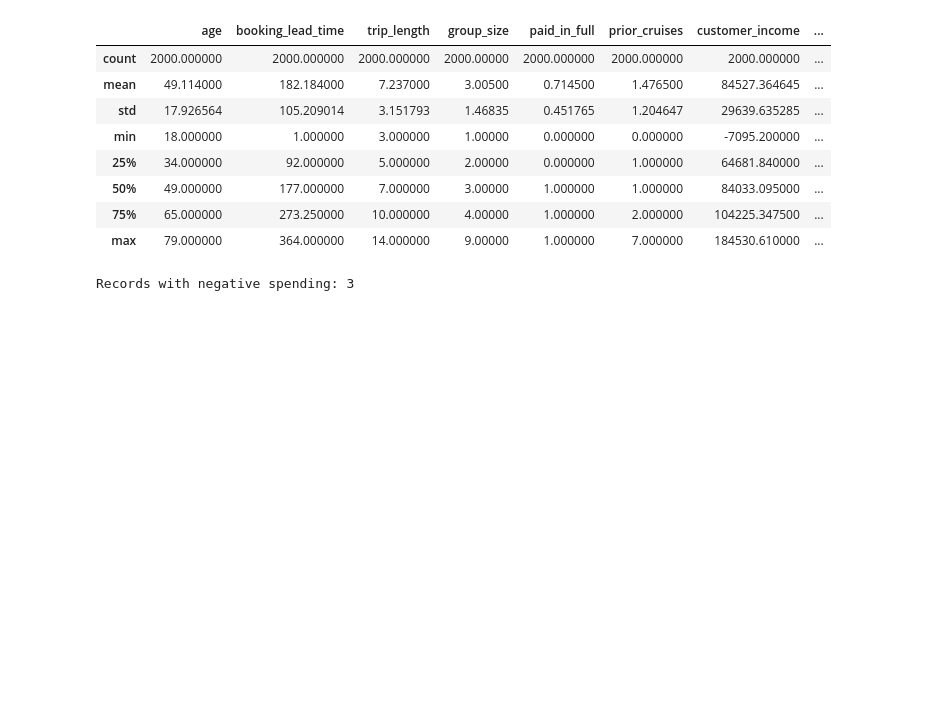
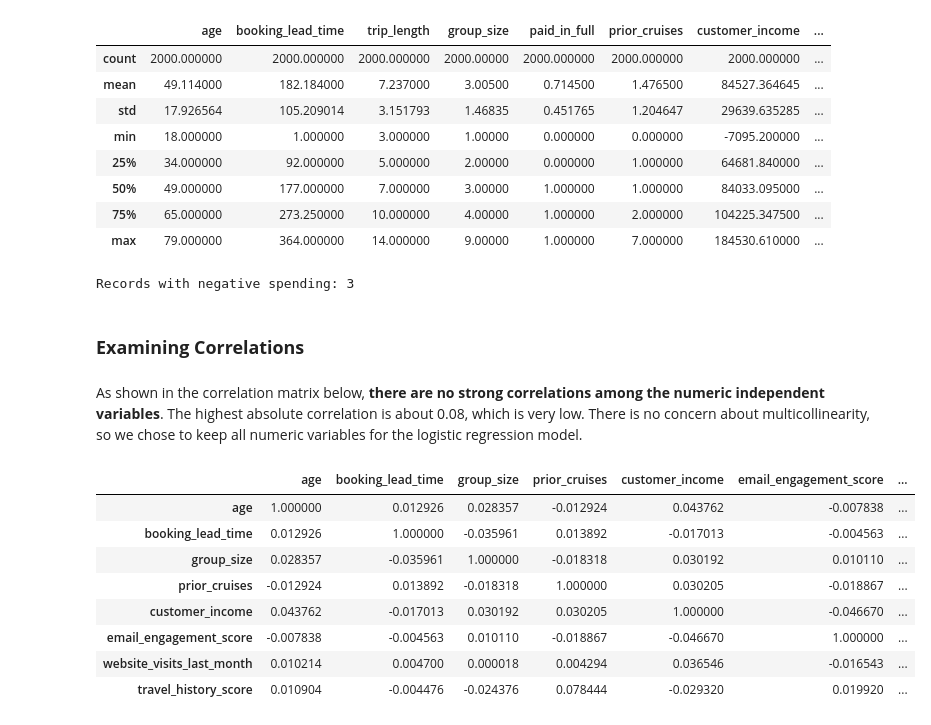
Before and after one commit to pranjul11garg/Lobster-Land-Marketing-Strategy, a Jupyter notebook: lobster.ipynb, the cells around one changed output. Cells and saved outputs as stored; diff of their text form; code cells hidden in the pictures; blank space fills up the shorter version.

Commit message:
Correlation Matrix

```diff
--- a/lobster.ipynb
+++ b/lobster.ipynb
@@ -769,3 +769,31 @@ print(f"Records with negative spending: {neg_income}")
 Records with negative spending: 3
 # %%
 cruise_cancellations = cruise_cancellations[(cruise_cancellations['customer_income'] >= 0)]
+# %% [markdown]
+### **Examining Correlations**
+# %% [markdown]
+As shown in the correlation matrix below, **there are no strong correlations among the numeric independent variables**. The highest absolute correlation is about 0.08, which is very low. There is no concern about multicollinearity, so we chose to keep all numeric variables for the logistic regression model.
+# %%
+numeric_vars = cruise_cancellations[[
+    'age',
+    'booking_lead_time',
+    'group_size',
+    'prior_cruises',
+    'customer_income',
+    'email_engagement_score',
+    'website_visits_last_month',
+    'travel_history_score'
+]]
+
+correlation_matrix = numeric_vars.corr()
+correlation_matrix
+# %% [output]
+|  | age | booking_lead_time | group_size | prior_cruises | customer_income | email_engagement_score | ... |
+| age | 1.000000 | 0.012926 | 0.028357 | -0.012924 | 0.043762 | -0.007838 | ... |
+| booking_lead_time | 0.012926 | 1.000000 | -0.035961 | 0.013892 | -0.017013 | -0.004563 | ... |
+| group_size | 0.028357 | -0.035961 | 1.000000 | -0.018318 | 0.030192 | 0.010110 | ... |
+| prior_cruises | -0.012924 | 0.013892 | -0.018318 | 1.000000 | 0.030205 | -0.018867 | ... |
+| customer_income | 0.043762 | -0.017013 | 0.030192 | 0.030205 | 1.000000 | -0.046670 | ... |
+| email_engagement_score | -0.007838 | -0.004563 | 0.010110 | -0.018867 | -0.046670 | 1.000000 | ... |
+| website_visits_last_month | 0.010214 | 0.004700 | 0.000018 | 0.004294 | 0.036546 | -0.016543 | ... |
+| travel_history_score | 0.010904 | -0.004476 | -0.024376 | 0.078444 | -0.029320 | 0.019920 | ... |
```
